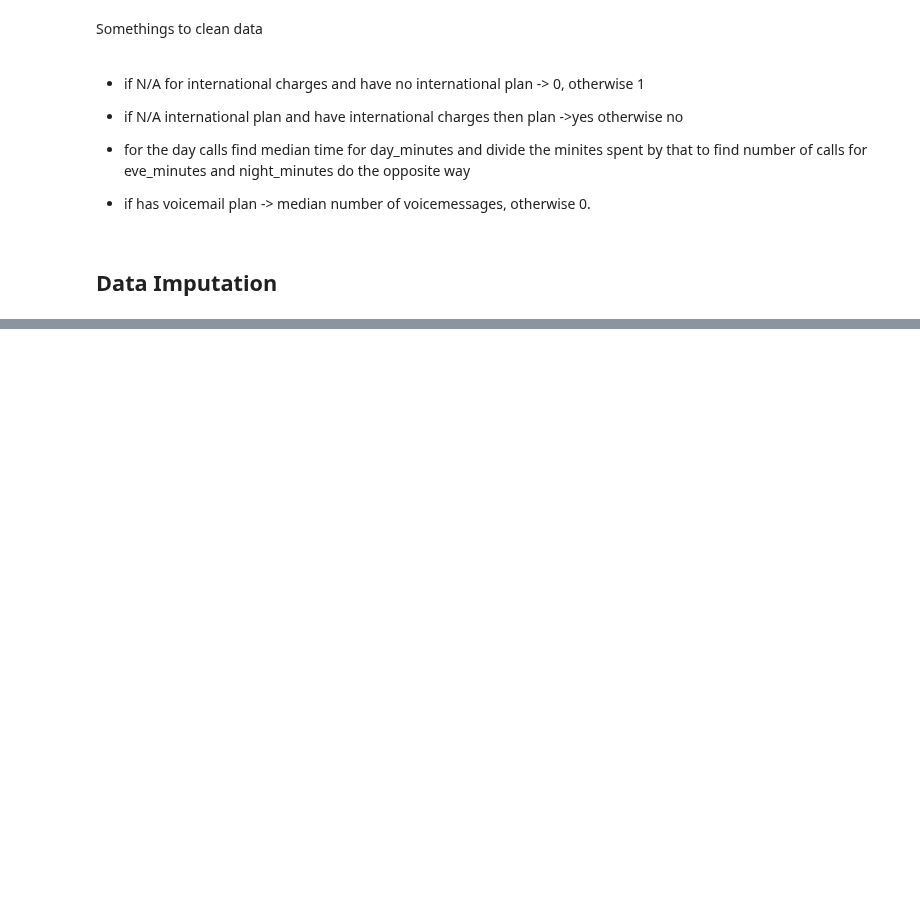
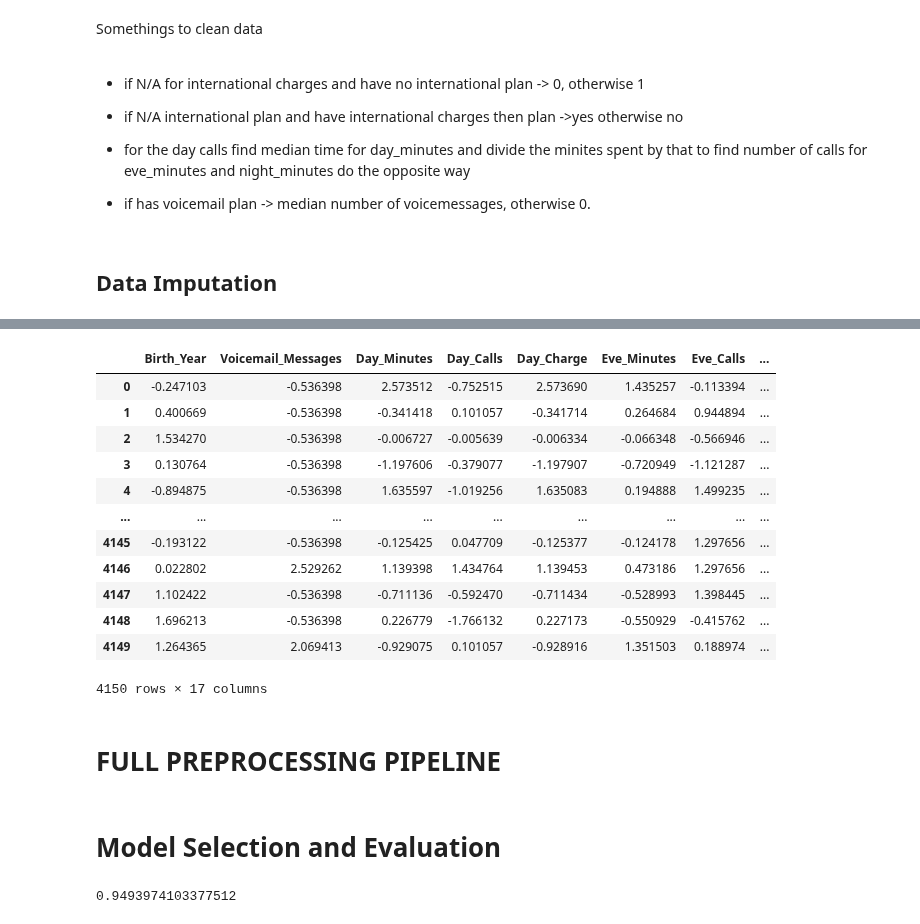
Before and after one commit to Jonathan-Le-Roux/Telecom-Customer--Attrition-Classification, a Jupyter notebook: analysis.ipynb, the cells around one changed output, grey strips where cells are left out. Cells and saved outputs as stored; diff of their text form; code cells hidden in the pictures; blank space fills up the shorter version.

Commit message:
finished preprocessing and used simplest classification methods

```diff
--- a/analysis.ipynb
+++ b/analysis.ipynb
@@ -64,6 +76,6 @@ Somethings to clean data
 # %%
 from imputers import MasterImputer
 
-imputer = MasterImputer(voicemail_strategy='zero', minute_strategy='mean', charge_strategy='mean'))
+imputer = MasterImputer(voicemail_strategy='zero', minute_strategy='mean', charge_strategy='mean')
 
 X = imputer.fit_transform(X)
@@ -114,0 +140,14 @@ X[X['Intl_Plan']== 'yes'][5:10]
+# %%
+X = X.drop('User ID', axis = 1)
+X = X.drop(['User Job','Duration'], axis = 1)
+
+X['Mobile No.'] = X['Mobile No.'].astype(str).str[:3]
+X['User DOB'] = X['User DOB'].astype(str).str[:4]
+
+X.rename(columns={
+                'Mobile No.': 'Area_Code',
+                'User DOB': 'Birth_Year'
+                }, inplace=True)
+
+X["Voicemail_Plan"] = X["Voicemail_Plan"] == "Yes"
+X["Intl_Plan"] = X["Intl_Plan"] == "Yes"
@@ -114,0 +173,2 @@ X[X['Intl_Plan']== 'yes'][5:10]
+# %%
+X_no_area = X.drop('Area_Code', axis=1)
@@ -114,0 +195,28 @@ X[X['Intl_Plan']== 'yes'][5:10]
+# %%
+from sklearn.preprocessing import StandardScaler
+
+numerical_features = X_no_area.columns.drop(['Intl_Plan', 'Voicemail_Plan'])
+
+std_scaler = StandardScaler()
+
+X_no_area_scaled = pd.DataFrame(
+    std_scaler.fit_transform(X_no_area[numerical_features]),
+    columns=numerical_features,
+    index=X_no_area.index
+).join(X_no_area[['Intl_Plan', 'Voicemail_Plan']])
+# %%
+X_no_area_scaled
+# %% [output]
+|  | Birth_Year | Voicemail_Messages | Day_Minutes | Day_Calls | Day_Charge | Eve_Minutes | Eve_Calls | ... |
+| 0 | -0.247103 | -0.536398 | 2.573512 | -0.752515 | 2.573690 | 1.435257 | -0.113394 | ... |
+| 1 | 0.400669 | -0.536398 | -0.341418 | 0.101057 | -0.341714 | 0.264684 | 0.944894 | ... |
+| 2 | 1.534270 | -0.536398 | -0.006727 | -0.005639 | -0.006334 | -0.066348 | -0.566946 | ... |
+| 3 | 0.130764 | -0.536398 | -1.197606 | -0.379077 | -1.197907 | -0.720949 | -1.121287 | ... |
+| 4 | -0.894875 | -0.536398 | 1.635597 | -1.019256 | 1.635083 | 0.194888 | 1.499235 | ... |
+| ... | ... | ... | ... | ... | ... | ... | ... | ... |
+| 4145 | -0.193122 | -0.536398 | -0.125425 | 0.047709 | -0.125377 | -0.124178 | 1.297656 | ... |
+| 4146 | 0.022802 | 2.529262 | 1.139398 | 1.434764 | 1.139453 | 0.473186 | 1.297656 | ... |
+| 4147 | 1.102422 | -0.536398 | -0.711136 | -0.592470 | -0.711434 | -0.528993 | 1.398445 | ... |
+| 4148 | 1.696213 | -0.536398 | 0.226779 | -1.766132 | 0.227173 | -0.550929 | -0.415762 | ... |
+| 4149 | 1.264365 | 2.069413 | -0.929075 | 0.101057 | -0.928916 | 1.351503 | 0.188974 | ... |
+4150 rows × 17 columns
@@ -114,0 +225,2 @@ X[X['Intl_Plan']== 'yes'][5:10]
+# %% [markdown]
+# FULL PREPROCESSING PIPELINE
@@ -114,0 +271,10 @@ X[X['Intl_Plan']== 'yes'][5:10]
+# %% [markdown]
+# Model Selection and Evaluation
+# %%
+# Binary Classifier
+
+sgd_clf = SGDClassifier(random_state=42)
+score = cross_val_score(sgd_clf, X_scaled, y, cv=3)
+float(score.mean())
+# %% [output]
+0.9493974103377512
```
Also changed, not shown: parts of 22 cells of this notebook.
